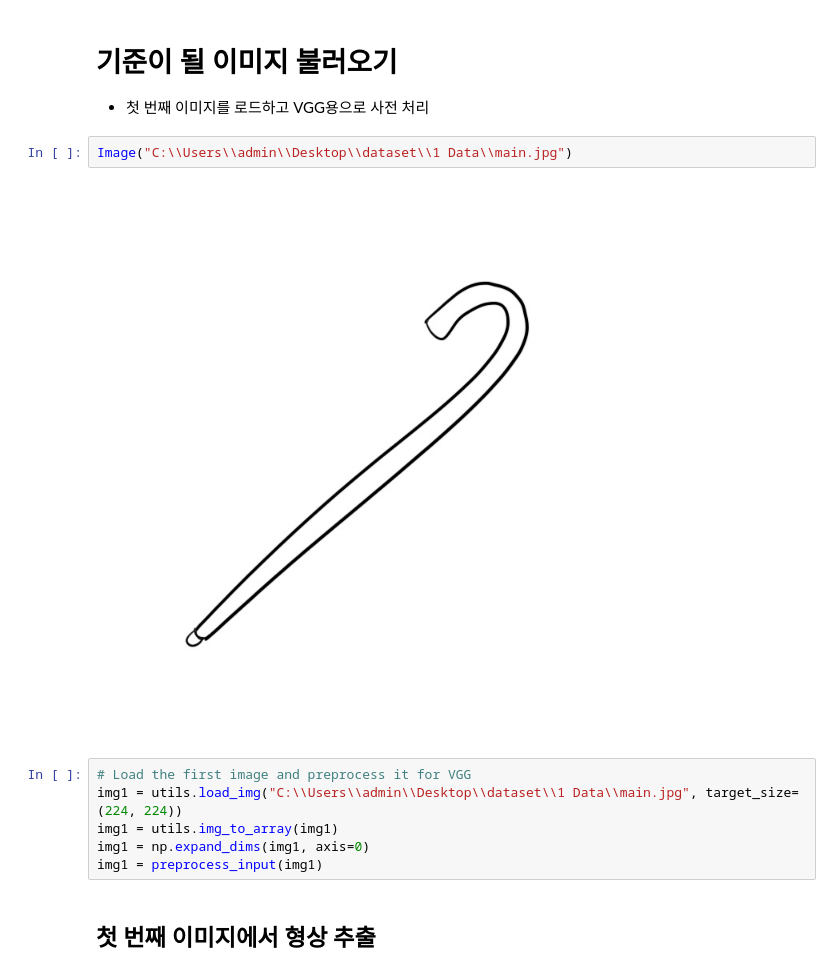
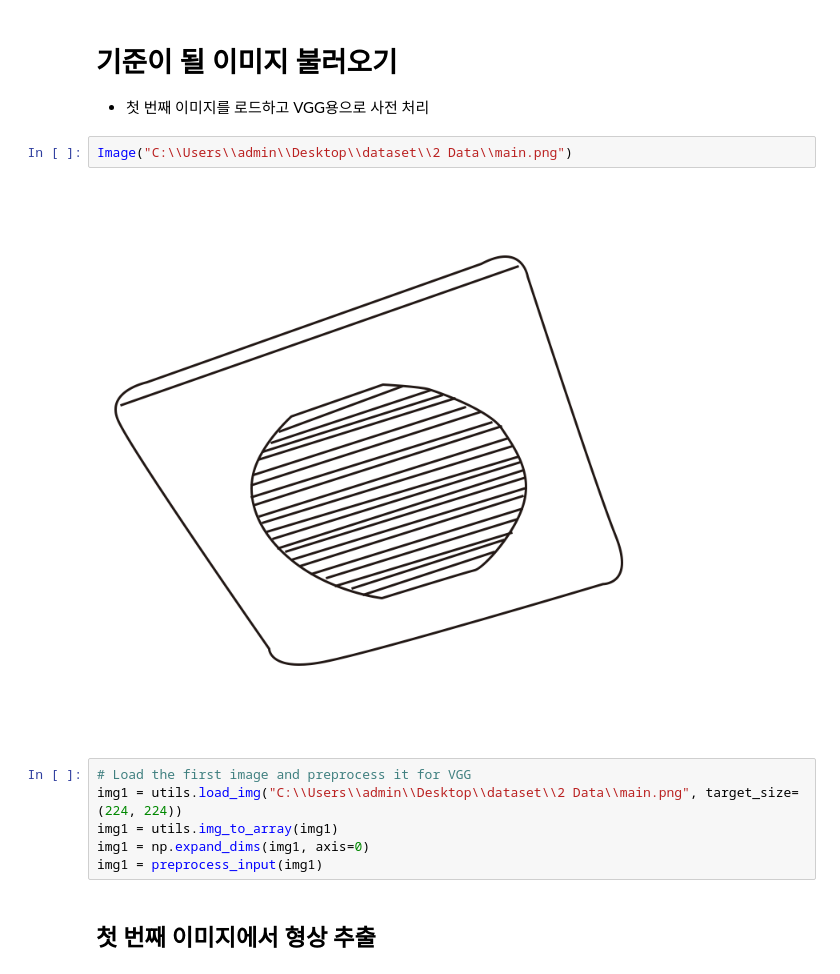
Before and after one commit to Fsnakcsk/Final-Project, a Jupyter notebook: VGG16/데이터 증강후/유사도 기준 정하기 전 2.2 데이터 증강후.ipynb, the cells around one changed output. Saved outputs shown, nothing was run; the diff lists cells and outputs as text.

```diff
--- a/VGG16/데이터 증강후/유사도 기준 정하기 전 2.2 데이터 증강후.ipynb
+++ b/VGG16/데이터 증강후/유사도 기준 정하기 전 2.2 데이터 증강후.ipynb
@@ -34,12 +34,12 @@ import keras.utils as utils
 # 기준이 될 이미지 불러오기
 - 첫 번째 이미지를 로드하고 VGG용으로 사전 처리
 # %%
-Image("C:\\Users\\admin\\Desktop\\dataset\\1 Data\\main.jpg")
+Image("C:\\Users\\admin\\Desktop\\dataset\\2 Data\\main.png")
 # %% [output]
-[figure, old version]
+[figure, new version]
 # %%
 # Load the first image and preprocess it for VGG
-img1 = utils.load_img("C:\\Users\\admin\\Desktop\\dataset\\1 Data\\main.jpg", target_size=(224, 224))
+img1 = utils.load_img("C:\\Users\\admin\\Desktop\\dataset\\2 Data\\main.png", target_size=(224, 224))
 img1 = utils.img_to_array(img1)
 img1 = np.expand_dims(img1, axis=0)
 img1 = preprocess_input(img1)
```
Also changed, not shown: parts of 9 cells of this notebook, 3 other files.
